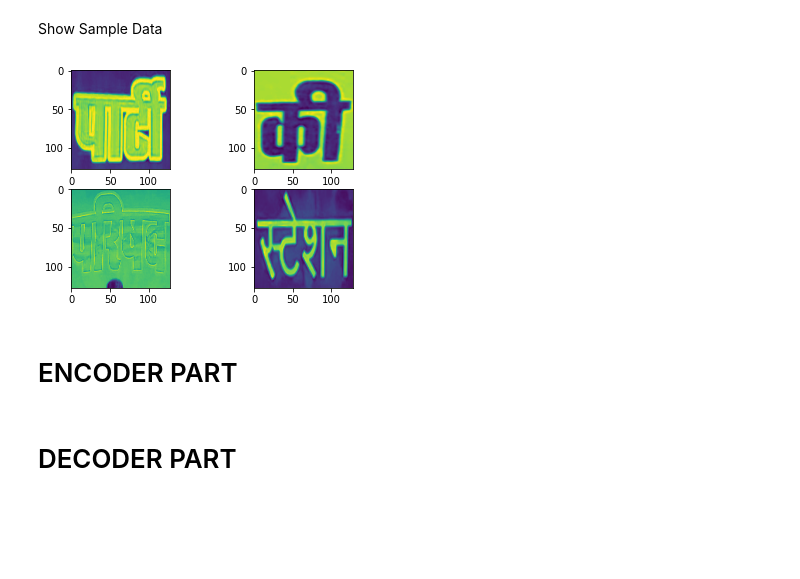
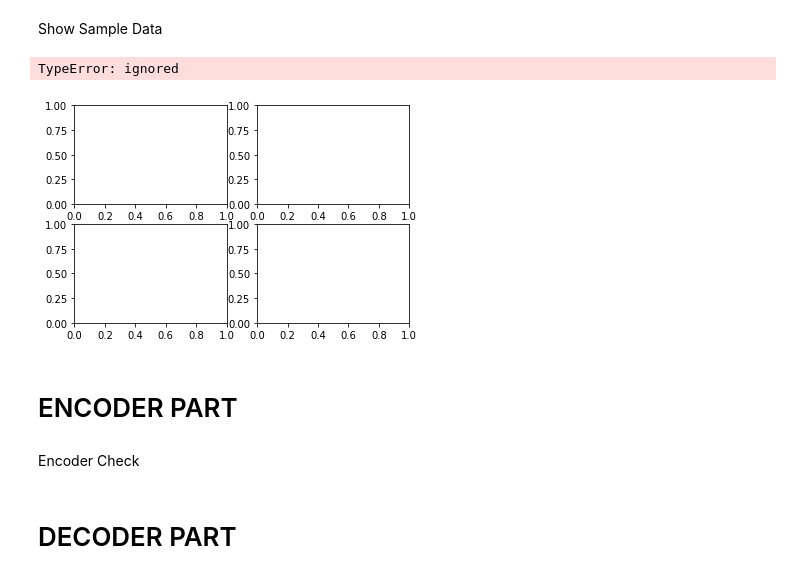
Before and after one commit to abhiraman/Capstone_Project, a Jupyter notebook: Image_to_text.ipynb, the cells around one changed output. Saved outputs shown, nothing was run; the diff lists cells and outputs as text; code cells hidden in the pictures; blank space fills up the shorter version.

```diff
--- a/Image_to_text.ipynb
+++ b/Image_to_text.ipynb
@@ -154,5 +202,0 @@ iter
-# %%
-for i in range(len(TextDataset)):
-  print("Image Size : ",TextDataset[i]["image"].shape,"Label Size : ",TextDataset[i]["label"].shape)
-  if i==3:
-    break
@@ -163,0 +203,5 @@ Image Size :  torch.Size([3, 128, 128]) Label Size :  torch.Size([14, 1])
+# %%
+imgTensor,wordList = TextDataset._get_batchData(5)
+for i in wordList:
+  rep = _get_letter_to_index(i,all_hindi_alpha)
+  print(rep)
@@ -164,6 +214,12 @@ Image Size :  torch.Size([3, 128, 128]) Label Size :  torch.Size([14, 1])
 # %% [markdown]
 Custom Dataset Loader
 # %%
-batch_size = 4
+batch_size = 5
 dataloader1 = DataLoader(TextDataset, batch_size=batch_size,
-                        shuffle=True, num_workers=0)
+                        shuffle=True, num_workers=0,collate_fn=MyCollateClass())
+# %%
+for i,data in enumerate(dataloader1):
+  print('i;',i)
+  print(len(data[0]),len(data[1]),len(data[2]))
+  if i>3:
+    break
@@ -172,15 +239,16 @@ Show Sample Data
 # %%
 for ind,data in enumerate(dataloader1):
   if ind>0:break
   fig = plt.figure()
   nrows,ncols = batch_size//2,batch_size//2
   ax = fig.subplots(nrows,ncols)
   counter = 0
   for i in range(nrows):
     for j in range(ncols):
-      ax[i,j].imshow(data['image'][counter][0])
+      ax[i,j].imshow(data['Images'][counter][0][0:60][0:100])
       counter+=1
 # %% [output]
+TypeError: ignored
-[figure, old version]
+[figure, new version]
 # %% [markdown]
 # ENCODER PART
@@ -203,0 +342,2 @@ class FeatureExtractor(nn.Module):
+# %% [markdown]
+Encoder Check
```
Also changed, not shown: parts of 32 cells of this notebook.
